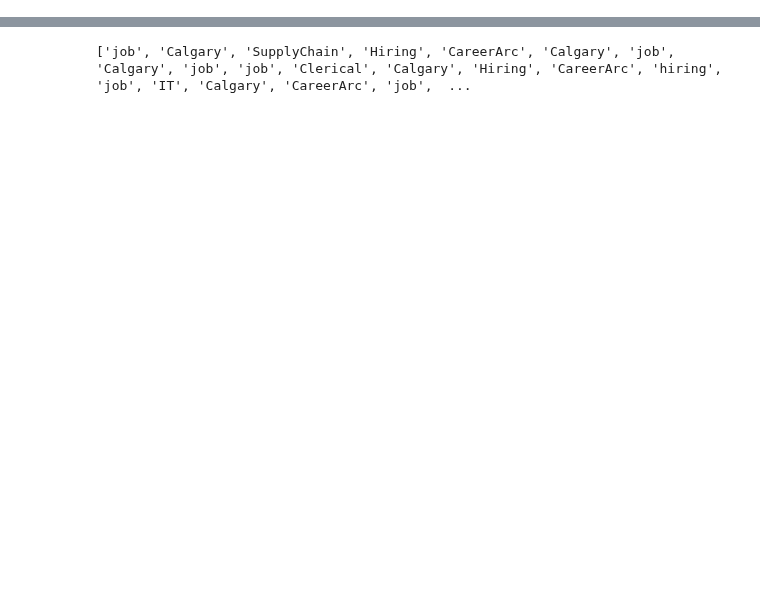
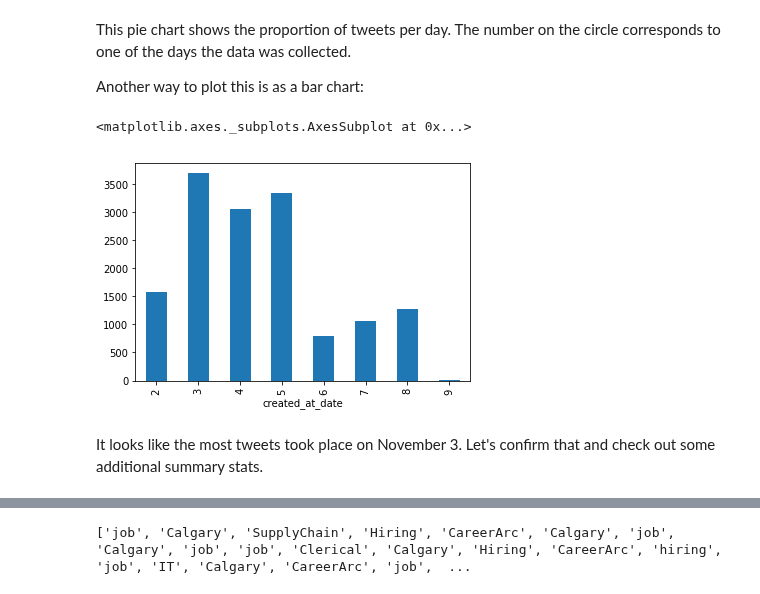
Before and after one commit to cybera/data-science-for-entrepreneurs-workshops, a Jupyter notebook: 2.Exploring_data.ipynb, the cells around one changed output, grey strips where cells are left out. Cells and saved outputs as stored; diff of their text form; code cells hidden in the pictures; blank space fills up the shorter version.

```diff
--- a/2.Exploring_data.ipynb
+++ b/2.Exploring_data.ipynb
@@ -114,3 +192,14 @@ tweets["created_at_date"].groupby(tweets["created_at_date"].dt.day).count().plot
+# %% [markdown]
+This pie chart shows the proportion of tweets per day. The number on the circle corresponds to one of the days the data was collected.
+
+Another way to plot this is as a bar chart:
+# %%
+tweets["created_at_date"].groupby([tweets["created_at_date"].dt.day]).count().plot(kind="bar")
+# %% [output]
+<matplotlib.axes._subplots.AxesSubplot at 0x...>
+[figure, added]
+# %% [markdown]
+It looks like the most tweets took place on November 3. Let's confirm that and check out some additional summary stats.
 # %%
 print("Total number of tweets: ",tweets.shape[0])
 print("Number of tweets collected for Nov 2: ",tweets.loc[tweets["created_at_date"].dt.day==2].shape[0])
```
Also changed, not shown: parts of 72 cells of this notebook, 2 other files.
